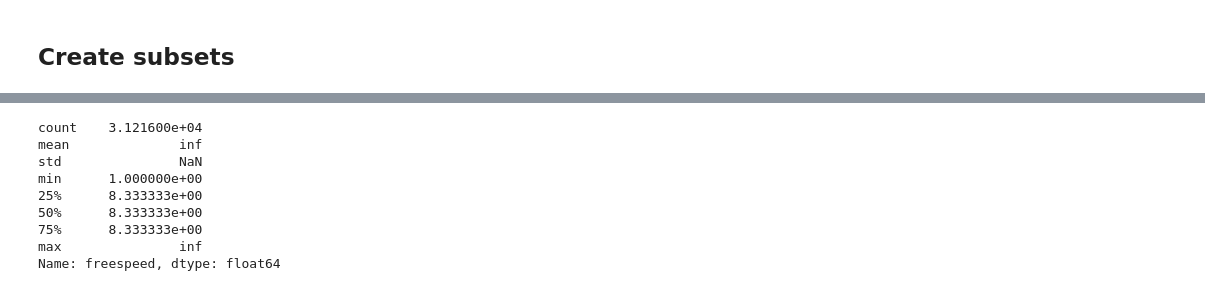
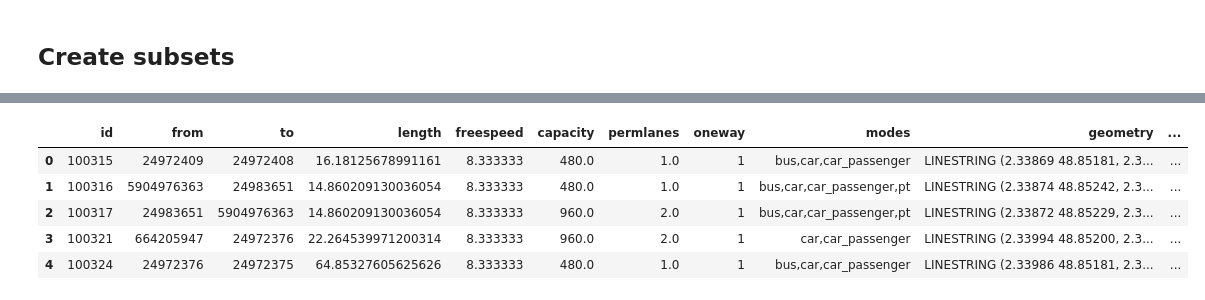
Before and after one commit to enatterer/matsim-ile-de-france, a Jupyter notebook: ile_de_france/src/main/python/creating_subgraphs/create_subgraphs_1pm_speed_reduction.ipynb, the cells around one changed output, grey strips where cells are left out. Drawn from its saved outputs; the diff is of its cells as text; code cells hidden in the pictures.

```diff
--- a/ile_de_france/src/main/python/creating_subgraphs/create_subgraphs_1pm_speed_reduction.ipynb
+++ b/ile_de_france/src/main/python/creating_subgraphs/create_subgraphs_1pm_speed_reduction.ipynb
@@ -120,48 +153,37 @@ base_network_no_policies.rename(columns={'link': 'id'}, inplace=True)
 nodes_dict = nio.parse_nodes(file_path)
 df_edges = nio.parse_edges(file_path, nodes_dict)
 gdf_edges = gpd.GeoDataFrame(df_edges, geometry='geometry', crs='EPSG:2154')
 gdf_edges_4326 = gdf_edges.to_crs(epsg=4326)
 
 # Spatial join to find districts overlapping with each edge
 gdf_edges_with_districts = gpd.sjoin(gdf_edges_4326, districts, how='left', op='intersects')
 
 # Group by edge and aggregate the district names
 gdf_edges_with_districts = gdf_edges_with_districts.groupby('id').agg({
     'from': 'first',
     'to': 'first',
     'length': 'first',
     'freespeed': 'first',
     'capacity': 'first',
     'permlanes': 'first',
     'oneway': 'first',
     'modes': 'first',
     'geometry': 'first',
     'c_ar': lambda x: list(x.dropna())
 }).reset_index()
 
 # Rename the aggregated column to 'district'
 gdf_edges_with_districts.rename(columns={'c_ar': 'district'}, inplace=True)
 
 # Convert freespeed and capacity to numeric values
 gdf_edges_with_districts['freespeed'] = pd.to_numeric(gdf_edges_with_districts['freespeed'], errors='coerce')
 gdf_edges_with_districts['capacity'] = pd.to_numeric(gdf_edges_with_districts['capacity'], errors='coerce')
 
 gdf_edges_with_highway = gdf_edges_with_districts.merge(base_network_no_policies[['id', 'osm:way:highway']], on='id', how='left')
-gdf_edges_with_highway.head()
-
-higher_order_roads = ['tertiary', 'secondary', 'primary', 'secondary_link', 'primary_link', 'tertiary_link']
-filtered_gdf = gdf_edges_with_highway[gdf_edges_with_highway['osm:way:highway'].isin(higher_order_roads)]
-filtered_gdf = gpd.GeoDataFrame(filtered_gdf, geometry='geometry', crs='EPSG:4326')
-gdf_edges_with_highway = gpd.GeoDataFrame(gdf_edges_with_highway, geometry='geometry', crs='EPSG:4326')
+# %% [output]
+|  | id | from | to | length | freespeed | capacity | permlanes | oneway | modes | geometry | ... |
+| 0 | 100315 | 24972409 | 24972408 | 16.18125678991161 | 8.333333 | 480.0 | 1.0 | 1 | bus,car,car_passenger | LINESTRING (2.33869 48.85181, 2.3... | ... |
+| 1 | 100316 | 5904976363 | 24983651 | 14.860209130036054 | 8.333333 | 480.0 | 1.0 | 1 | bus,car,car_passenger,pt | LINESTRING (2.33874 48.85242, 2.3... | ... |
+| 2 | 100317 | 24983651 | 5904976363 | 14.860209130036054 | 8.333333 | 960.0 | 2.0 | 1 | bus,car,car_passenger,pt | LINESTRING (2.33872 48.85229, 2.3... | ... |
+| 3 | 100321 | 664205947 | 24972376 | 22.264539971200314 | 8.333333 | 960.0 | 2.0 | 1 | car,car_passenger | LINESTRING (2.33994 48.85200, 2.3... | ... |
+| 4 | 100324 | 24972376 | 24972375 | 64.85327605625626 | 8.333333 | 480.0 | 1.0 | 1 | bus,car,car_passenger | LINESTRING (2.33986 48.85181, 2.3... | ... |
-# %%
-gdf_edges_with_highway['freespeed'].describe()
-# %% [output]
-count    3.121600e+04
-mean              inf
-std               NaN
-min      1.000000e+00
-25%      8.333333e+00
-50%      8.333333e+00
-75%      8.333333e+00
-max               inf
-Name: freespeed, dtype: float64
```
Also changed, not shown: parts of 17 cells of this notebook, 4 other files.
